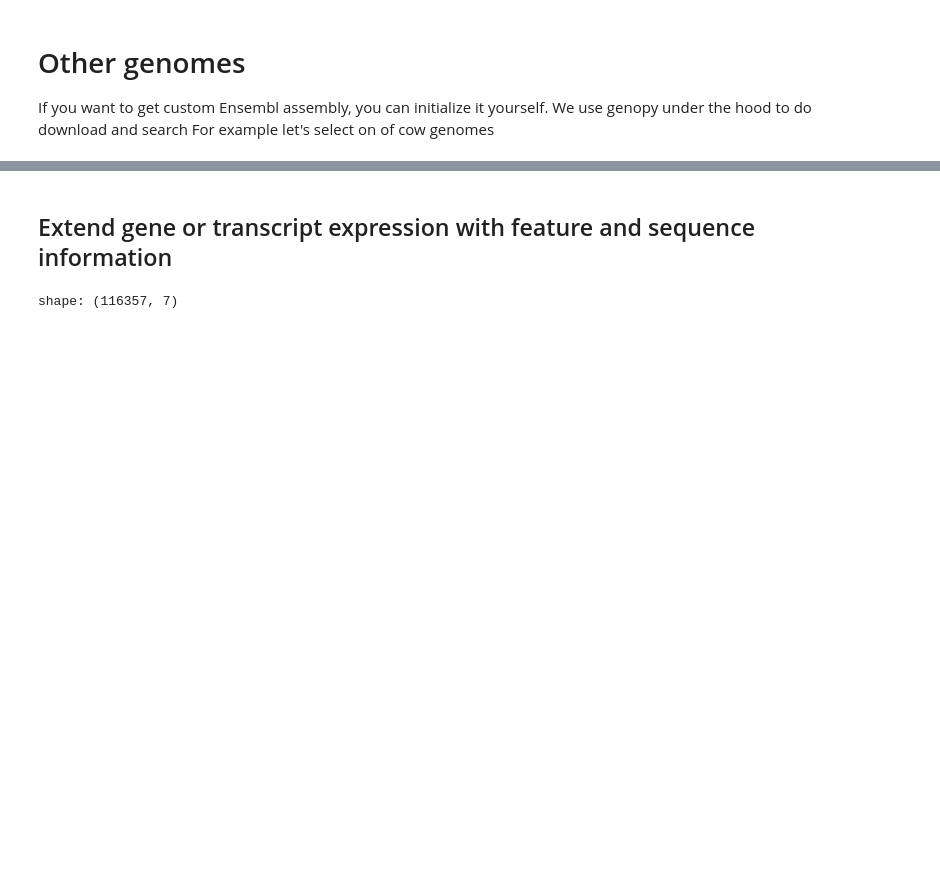
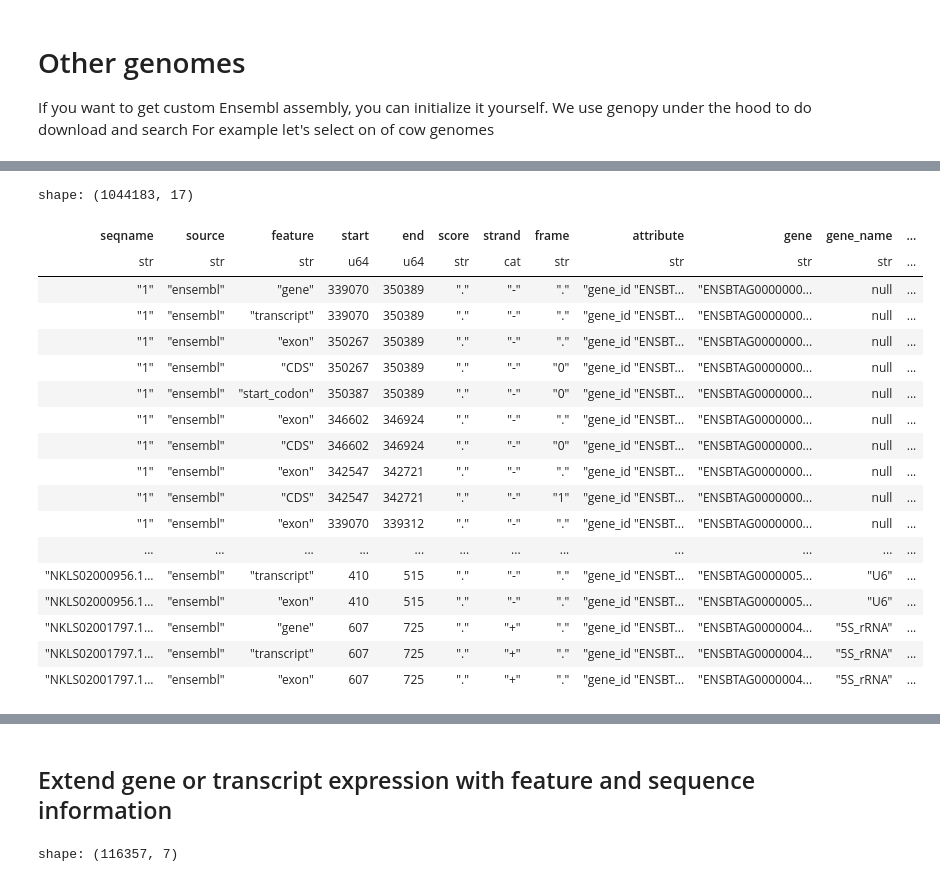
Before and after one commit to antonkulaga/genotations, a Jupyter notebook: examples/explore_mouse.ipynb, the cells around one changed output, grey strips where cells are left out. Cells and saved outputs as stored; diff of their text form; code cells hidden in the pictures; blank space fills up the shorter version.

```diff
--- a/examples/explore_mouse.ipynb
+++ b/examples/explore_mouse.ipynb
@@ -273 +128,23 @@ shape: (1044183, 17)
+# %%
+cow.annotations.annotations_df
+# %% [output]
+shape: (1044183, 17)
+| seqname | source | feature | start | end | score | strand | frame | attribute | gene | gene_name | ... |
+| str | str | str | u64 | u64 | str | cat | str | str | str | str | ... |
+| "1" | "ensembl" | "gene" | 339070 | 350389 | "." | "-" | "." | "gene_id "ENSBT... | "ENSBTAG0000000... | null | ... |
+| "1" | "ensembl" | "transcript" | 339070 | 350389 | "." | "-" | "." | "gene_id "ENSBT... | "ENSBTAG0000000... | null | ... |
+| "1" | "ensembl" | "exon" | 350267 | 350389 | "." | "-" | "." | "gene_id "ENSBT... | "ENSBTAG0000000... | null | ... |
+| "1" | "ensembl" | "CDS" | 350267 | 350389 | "." | "-" | "0" | "gene_id "ENSBT... | "ENSBTAG0000000... | null | ... |
+| "1" | "ensembl" | "start_codon" | 350387 | 350389 | "." | "-" | "0" | "gene_id "ENSBT... | "ENSBTAG0000000... | null | ... |
+| "1" | "ensembl" | "exon" | 346602 | 346924 | "." | "-" | "." | "gene_id "ENSBT... | "ENSBTAG0000000... | null | ... |
+| "1" | "ensembl" | "CDS" | 346602 | 346924 | "." | "-" | "0" | "gene_id "ENSBT... | "ENSBTAG0000000... | null | ... |
+| "1" | "ensembl" | "exon" | 342547 | 342721 | "." | "-" | "." | "gene_id "ENSBT... | "ENSBTAG0000000... | null | ... |
+| "1" | "ensembl" | "CDS" | 342547 | 342721 | "." | "-" | "1" | "gene_id "ENSBT... | "ENSBTAG0000000... | null | ... |
+| "1" | "ensembl" | "exon" | 339070 | 339312 | "." | "-" | "." | "gene_id "ENSBT... | "ENSBTAG0000000... | null | ... |
+| ... | ... | ... | ... | ... | ... | ... | ... | ... | ... | ... | ... |
+| "NKLS02000956.1... | "ensembl" | "transcript" | 410 | 515 | "." | "-" | "." | "gene_id "ENSBT... | "ENSBTAG0000005... | "U6" | ... |
+| "NKLS02000956.1... | "ensembl" | "exon" | 410 | 515 | "." | "-" | "." | "gene_id "ENSBT... | "ENSBTAG0000005... | "U6" | ... |
+| "NKLS02001797.1... | "ensembl" | "gene" | 607 | 725 | "." | "+" | "." | "gene_id "ENSBT... | "ENSBTAG0000004... | "5S_rRNA" | ... |
+| "NKLS02001797.1... | "ensembl" | "transcript" | 607 | 725 | "." | "+" | "." | "gene_id "ENSBT... | "ENSBTAG0000004... | "5S_rRNA" | ... |
+| "NKLS02001797.1... | "ensembl" | "exon" | 607 | 725 | "." | "+" | "." | "gene_id "ENSBT... | "ENSBTAG0000004... | "5S_rRNA" | ... |
 # %%
```
Also changed, not shown: parts of 30 cells of this notebook, 3 other files.
